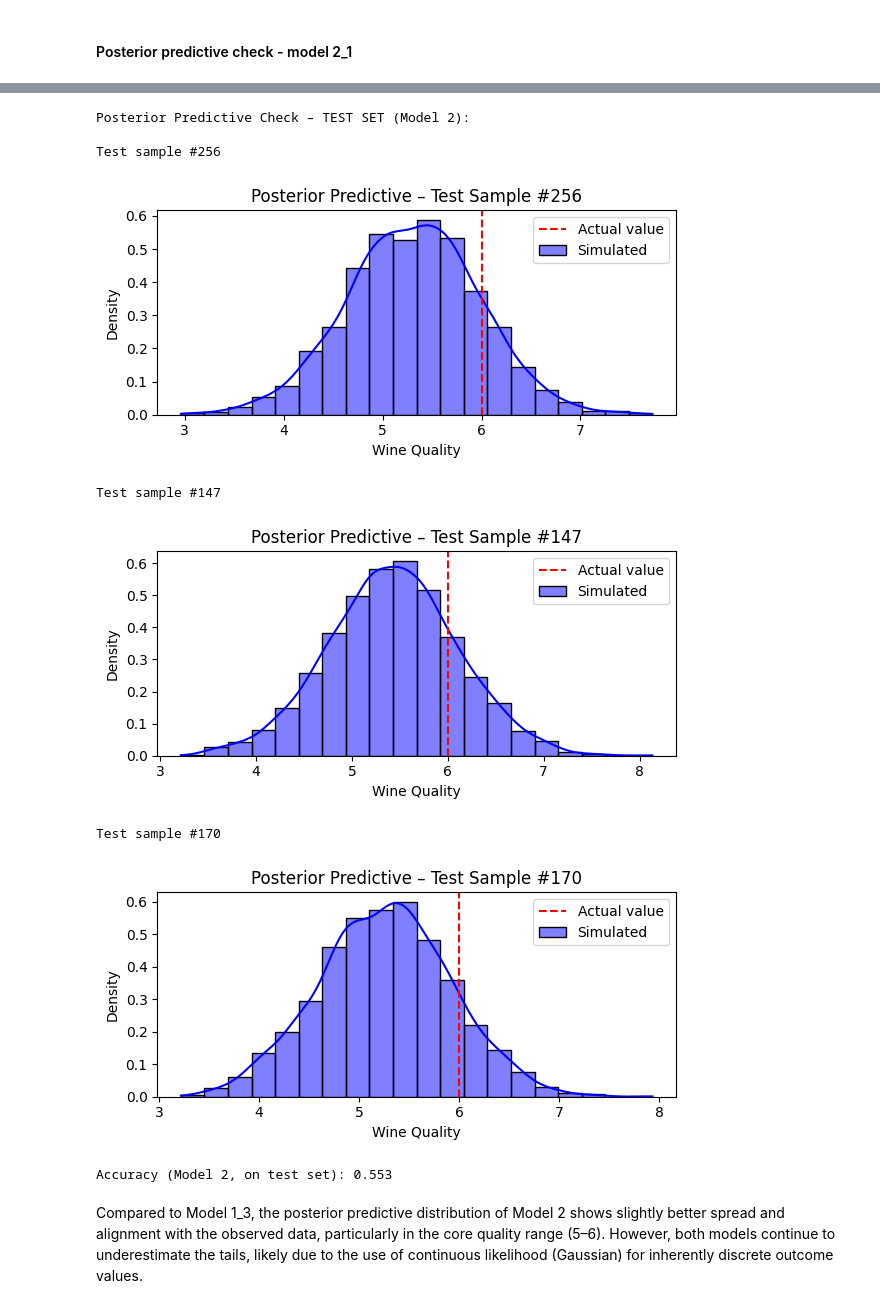
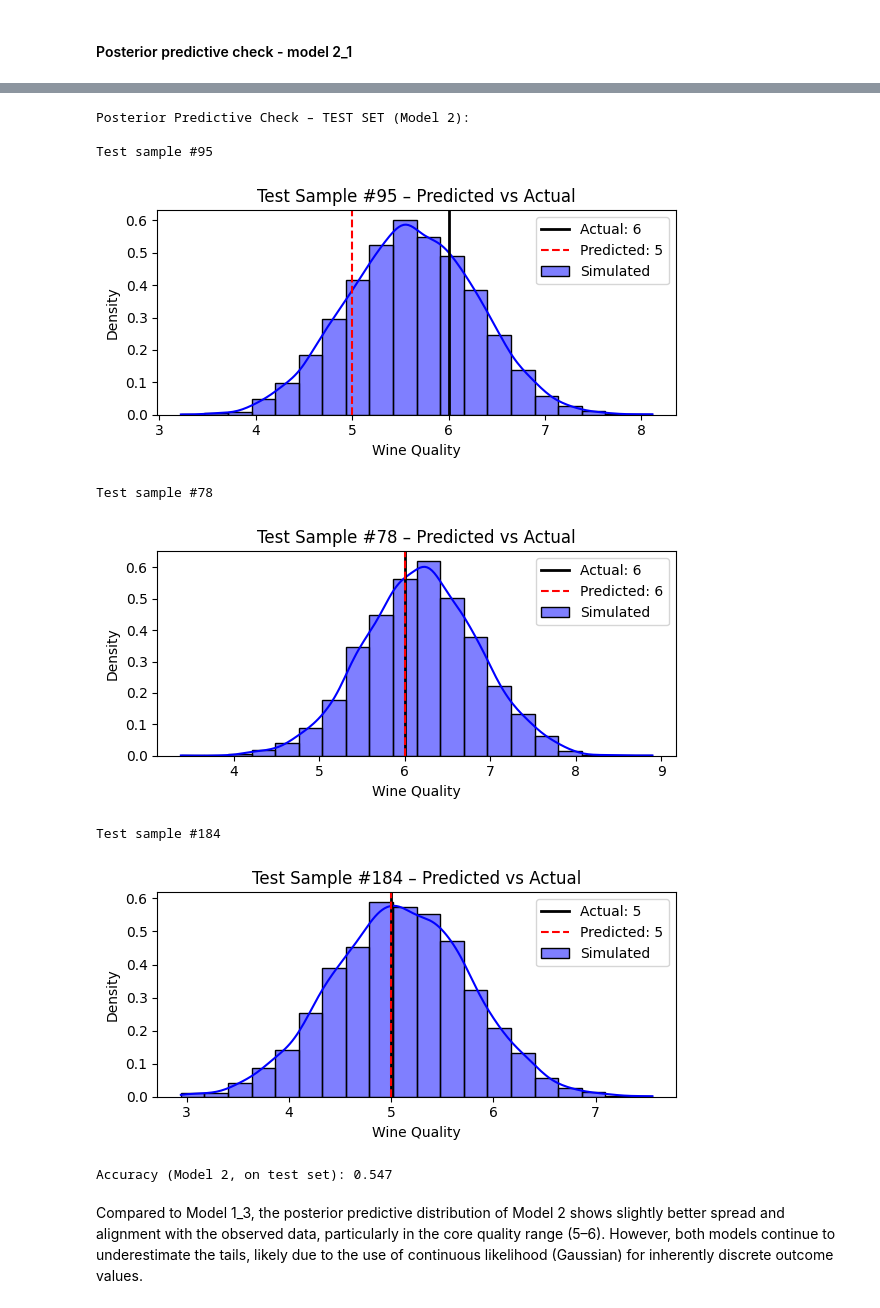
Before and after one commit to zacky111/Data_analytics, a Jupyter notebook: main.ipynb, the cells around one changed output, grey strips where cells are left out. Cells and saved outputs as stored; diff of their text form; code cells hidden in the pictures.

```diff
--- a/main.ipynb
+++ b/main.ipynb
@@ -762,11 +762,21 @@ for i in range(3):
     mu_i = X_test[idx] @ beta_samples.T + alpha_samples
     y_sim_i = np.random.normal(mu_i, sigma_samples)
 
+    quality_range = np.arange(0, 11)
+    bin_edges = np.arange(0, 12)
+    counts, _ = np.histogram(y_sim_i, bins=bin_edges)
+    predicted_quality = quality_range[np.argmax(counts)]
+
+    y_actual = int(y_test.iloc[idx])
+
     plt.figure(figsize=(6, 3))
     sns.histplot(y_sim_i, bins=20, kde=True, color='blue', stat="density", label='Simulated')
-    plt.axvline(y_test.iloc[idx], color='red', linestyle='--', label='Actual value')
-    plt.title(f'Posterior Predictive – Test Sample #{idx}')
+    plt.axvline(y_actual, color='black', linestyle='-',linewidth=2, label=f'Actual: {y_actual}')
+    plt.axvline(predicted_quality, color='red', linestyle='--', label=f'Predicted: {predicted_quality}')
+
+    plt.title(f'Test Sample #{idx} – Predicted vs Actual')
     plt.xlabel("Wine Quality")
+    plt.ylabel("Density")
     plt.legend()
     plt.tight_layout()
     plt.show()
@@ -1009,30 +1017,40 @@ plt.show()
 # %%
 print("Posterior Predictive Check – TEST SET (Model 2):\n")
 
 for i in range(3):
     idx = random.randint(0, len(X_test) - 1)
     print(f"Test sample #{idx}")
 
     mu_i = X_test[idx] @ beta_samples.T + alpha_samples
     y_sim_i = np.random.normal(mu_i, sigma_samples)
 
+    quality_range = np.arange(0, 11)
+    bin_edges = np.arange(0, 12)
+    counts, _ = np.histogram(y_sim_i, bins=bin_edges)
+    predicted_quality = quality_range[np.argmax(counts)]
+
+    y_actual = int(y_test.iloc[idx])
+
     plt.figure(figsize=(6, 3))
     sns.histplot(y_sim_i, bins=20, kde=True, color='blue', stat="density", label='Simulated')
-    plt.axvline(y_test.iloc[idx], color='red', linestyle='--', label='Actual value')
-    plt.title(f'Posterior Predictive – Test Sample #{idx}')
+    plt.axvline(y_actual, color='black', linestyle='-',linewidth=2, label=f'Actual: {y_actual}')
+    plt.axvline(predicted_quality, color='red', linestyle='--', label=f'Predicted: {predicted_quality}')
+
+    plt.title(f'Test Sample #{idx} – Predicted vs Actual')
     plt.xlabel("Wine Quality")
+    plt.ylabel("Density")
     plt.legend()
     plt.tight_layout()
     plt.show()
 # %% [output]
 Posterior Predictive Check – TEST SET (Model 2):
 
-Test sample #256
+Test sample #95
-[figure, old version]
+[figure, new version]
-Test sample #147
+Test sample #78
-[figure, old version]
+[figure, new version]
-Test sample #170
+Test sample #184
-[figure, old version]
+[figure, new version]
 # %%
 y_pred_samples_test = []
 for i in range(len(alpha_samples)):
@@ -1046,7 +1064,7 @@ y_pred_mean_test = y_pred_samples_test.mean(axis=0)
 accuracy_model2_test = np.mean(np.round(y_pred_mean_test) == np.round(y_test))
 print(f"Accuracy (Model 2, on test set): {accuracy_model2_test:.3f}")
 # %% [output]
-Accuracy (Model 2, on test set): 0.553
+Accuracy (Model 2, on test set): 0.547
 # %% [markdown]
 Compared to Model 1_3, the posterior predictive distribution of Model 2 shows slightly better spread and alignment with the observed data, particularly in the core quality range (5–6). However, both models continue to underestimate the tails, likely due to the use of continuous likelihood (Gaussian) for inherently discrete outcome values.
 # %% [markdown]
```
Also changed, not shown: parts of 14 cells of this notebook.
